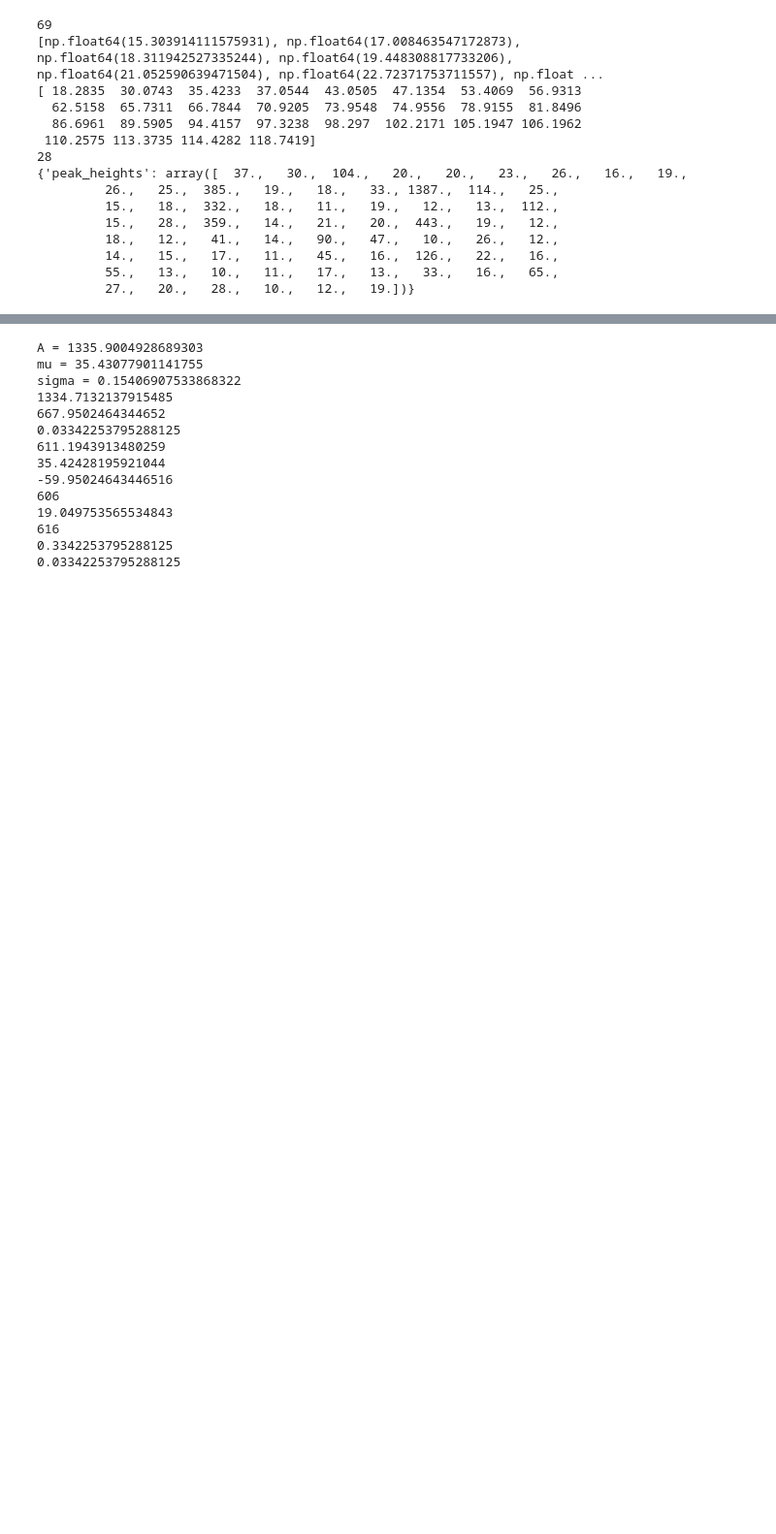
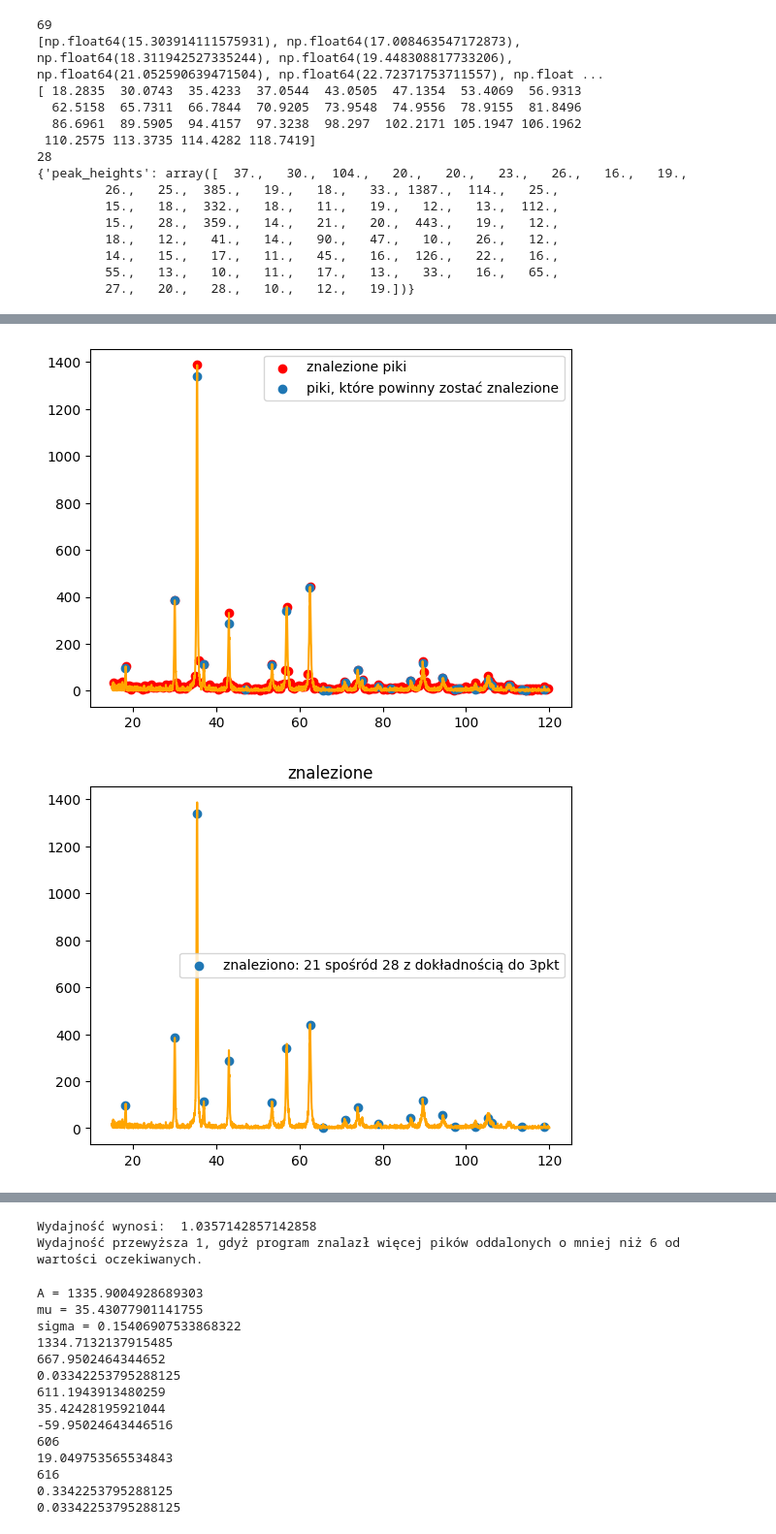
Before and after one commit to natkurdz/XRD-AI, a Jupyter notebook: testing_sample.ipynb, the cells around one changed output, grey strips where cells are left out. Shown at 97% size. Saved outputs shown, nothing was run; the diff lists cells and outputs as text; code cells hidden in the pictures; blank space fills up the shorter version.

Commit message:
Plotting which peaks were found

```diff
--- a/testing_sample.ipynb
+++ b/testing_sample.ipynb
@@ -295,0 +266,5 @@ plt.show()
+# %%
+peaks,correct_peaks,index_corrected,gauss_fit = peak_detect(f.without_bac_counts,f.x,0, 10, 0.001,f.two_theta,f.theta_start,f.step,6,False,True)
+# %% [output]
+[figure, added]
+[figure, added]
@@ -296,3 +272,5 @@ plt.show()
+Wydajność wynosi:  1.0357142857142858
+Wydajność przewyższa 1, gdyż program znalazł więcej pików oddalonych o mniej niż 6 od wartości oczekiwanych.
 # %%
 
 def gauss(x, A, mu, sigma):
```
Also changed, not shown: parts of 8 cells of this notebook.
